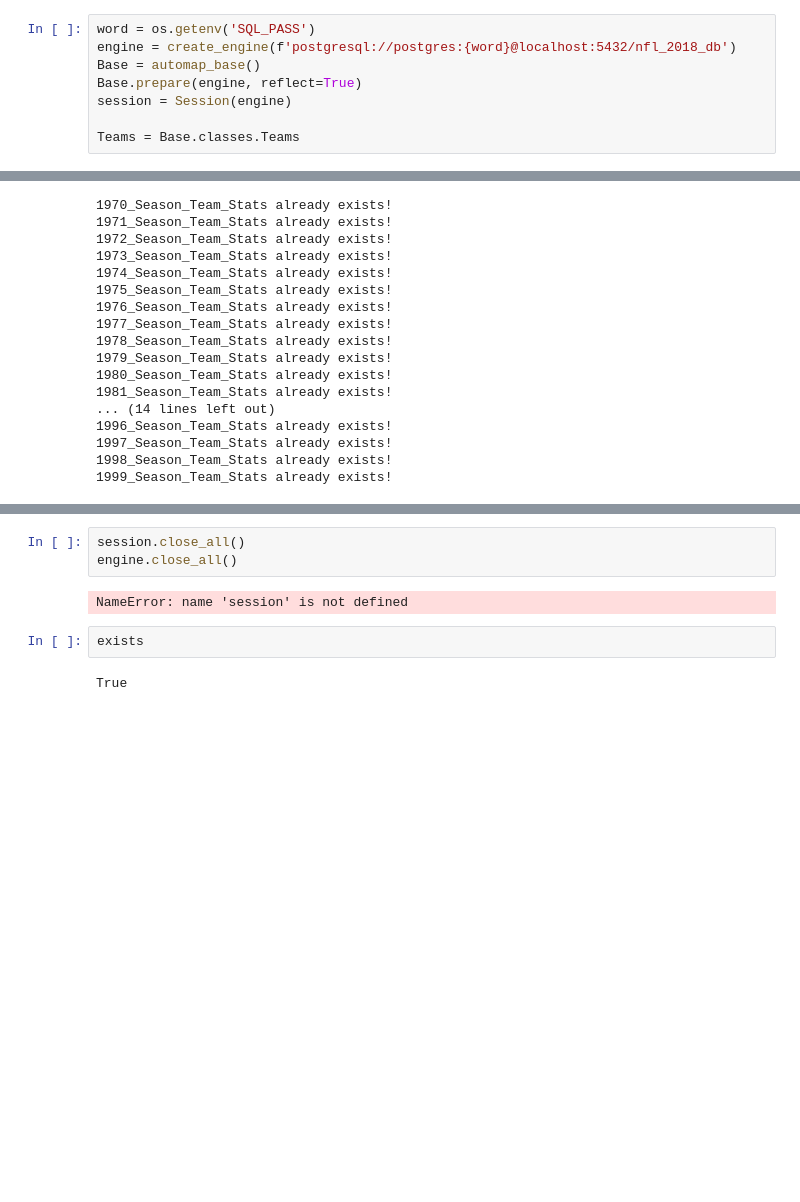
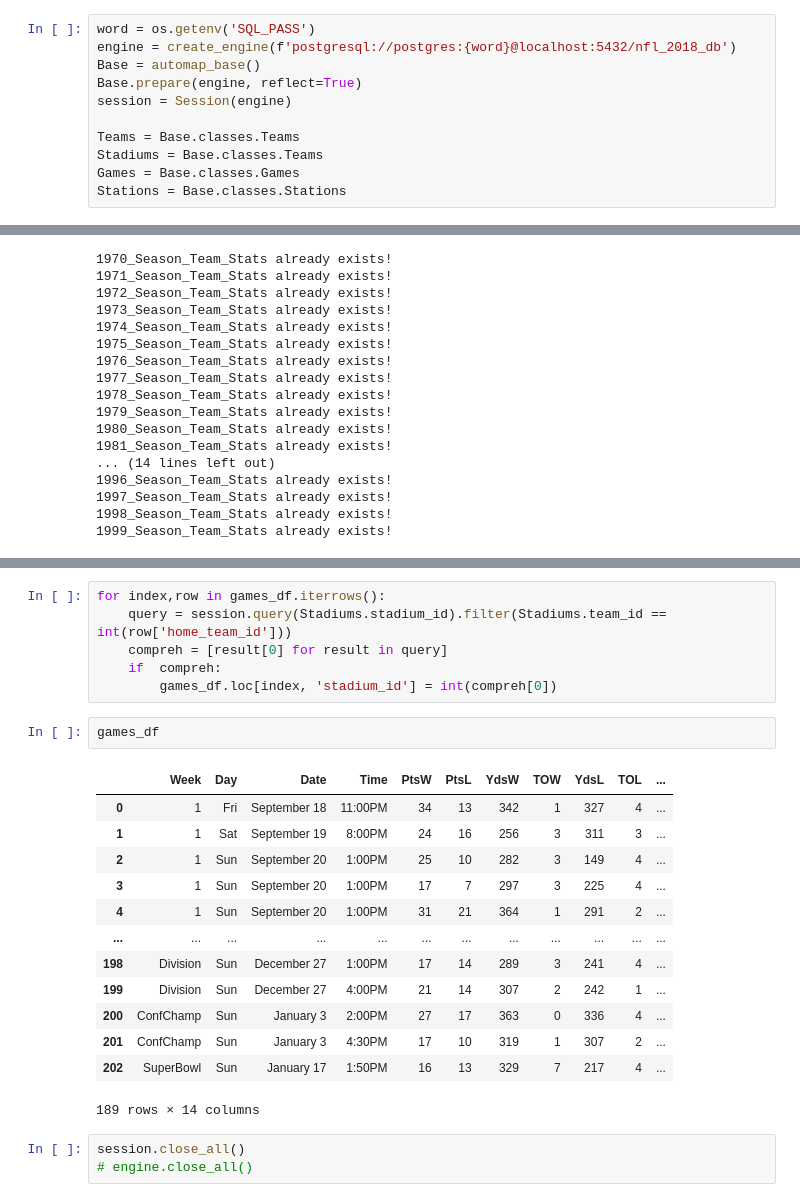
Before and after one commit to KevinKillman/ETL-Project, a Jupyter notebook: test_scrape.ipynb, the cells around one changed output, grey strips where cells are left out. Cells and saved outputs as stored; diff of their text form; blank space fills up the shorter version.

```diff
--- a/test_scrape.ipynb
+++ b/test_scrape.ipynb
@@ -28,6 +31,9 @@ Base.prepare(engine, reflect=True)
 session = Session(engine)
 
 Teams = Base.classes.Teams
+Stadiums = Base.classes.Teams
+Games = Base.classes.Games
+Stations = Base.classes.Stations
 # %%
 for result in session.query(Teams.team_name):
     print(result)
@@ -157,9 +212,25 @@ for year in range(1970,2000,1):
+# %%
+for index,row in games_df.iterrows():
+    query = session.query(Stadiums.stadium_id).filter(Stadiums.team_id == int(row['home_team_id']))
+    compreh = [result[0] for result in query]
+    if  compreh:
+        games_df.loc[index, 'stadium_id'] = int(compreh[0])
+# %%
+games_df
+# %% [output]
+|  | Week | Day | Date | Time | PtsW | PtsL | YdsW | TOW | YdsL | TOL | ... |
+| 0 | 1 | Fri | September 18 | 11:00PM | 34 | 13 | 342 | 1 | 327 | 4 | ... |
+| 1 | 1 | Sat | September 19 | 8:00PM | 24 | 16 | 256 | 3 | 311 | 3 | ... |
+| 2 | 1 | Sun | September 20 | 1:00PM | 25 | 10 | 282 | 3 | 149 | 4 | ... |
+| 3 | 1 | Sun | September 20 | 1:00PM | 17 | 7 | 297 | 3 | 225 | 4 | ... |
+| 4 | 1 | Sun | September 20 | 1:00PM | 31 | 21 | 364 | 1 | 291 | 2 | ... |
+| ... | ... | ... | ... | ... | ... | ... | ... | ... | ... | ... | ... |
+| 198 | Division | Sun | December 27 | 1:00PM | 17 | 14 | 289 | 3 | 241 | 4 | ... |
+| 199 | Division | Sun | December 27 | 4:00PM | 21 | 14 | 307 | 2 | 242 | 1 | ... |
+| 200 | ConfChamp | Sun | January 3 | 2:00PM | 27 | 17 | 363 | 0 | 336 | 4 | ... |
+| 201 | ConfChamp | Sun | January 3 | 4:30PM | 17 | 10 | 319 | 1 | 307 | 2 | ... |
+| 202 | SuperBowl | Sun | January 17 | 1:50PM | 16 | 13 | 329 | 7 | 217 | 4 | ... |
+189 rows × 14 columns
 # %%
 session.close_all()
-engine.close_all()
+# engine.close_all()
-# %% [output]
-NameError: name 'session' is not defined
-# %%
-exists
-# %% [output]
-True
```
Also changed, not shown: parts of 5 cells of this notebook, 2 other files.
